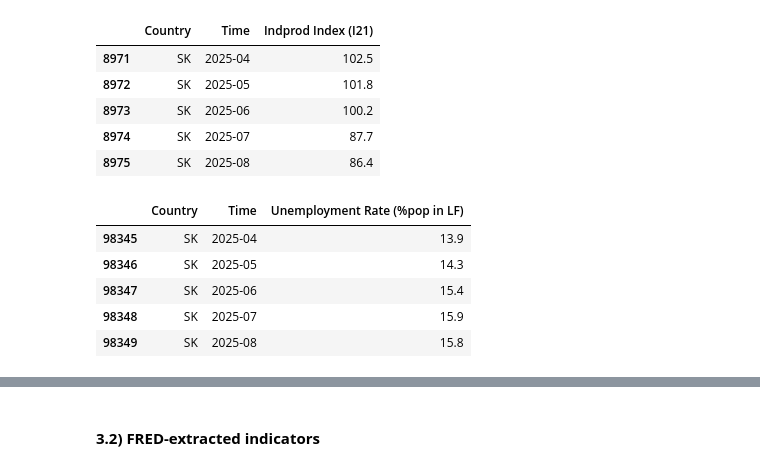
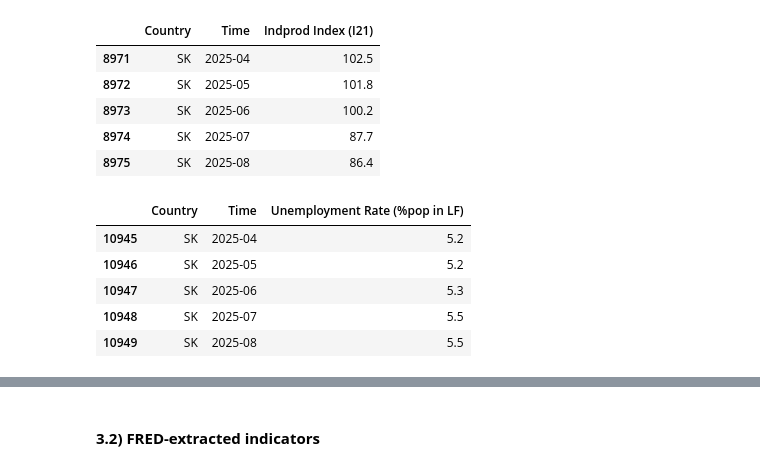
Before and after one commit to EliaLand/PSTR_Financial_Econometrics, a Jupyter notebook: data_fetcher/main.ipynb, the cells around one changed output, grey strips where cells are left out. Saved outputs shown, nothing was run; the diff lists cells and outputs as text; code cells hidden in the pictures.

```diff
--- a/data_fetcher/main.ipynb
+++ b/data_fetcher/main.ipynb
@@ -61,33 +61,36 @@ EURO_indprod_m_raw.tail()
 | 8974 | SK | 2025-07 | 87.7 |
 | 8975 | SK | 2025-08 | 86.4 |
 # %%
-# Unemployment rate by EU member state (monthly, Percentage of population in the labour force (age-class = total, sex-class=total), non-seasonally adjusted, 1994-01 (varying), 2025-08)
+# Unemployment rate by EU member state (initially quarterly transformed by duplication to monthly, Percentage of population in the labour force (age-class = total, sex-class=total), non-seasonally adjusted, 1994-01 (varying), 2025-08)
 # https://ec.europa.eu/eurostat/databrowser/view/une_rt_m/default/table?lang=en
 EURO_unem_m_raw = fetch_EUROSTAT(
     "une_rt_m",
     filters = {
     "geo": ["EU27_2020", "EU28", "EA20", "EA19",
     "BE", "BG", "CZ", "DK", "DE", "EE", "IE", "EL", "ES", "FR",
     "HR", "IT", "CY", "LV", "LT", "LU", "HU", "MT", "NL", "AT",
     "PL", "PT", "RO", "SI", "SK", "FI", "SE"],
     "s_adj": "NSA",
-    "unit": "PC_ACT"
+    "unit": "PC_ACT",
+    "freq": "M",
+    "age": "TOTAL",
+    "sex": "T"
     }
 )
 
-EURO_unem_m_raw = EURO_unem_m_raw[[ "geo", "time", "value" ]]
+EURO_unem_m_raw = EURO_unem_m_raw[["geo", "time", "value"]]
 EURO_unem_m_raw = EURO_unem_m_raw.rename(columns={
     "geo": "Country",
     "time": "Time",
     "value": "Unemployment Rate (%pop in LF)"
 })
 
 EURO_unem_m_raw.tail()
 # %% [output]
 |  | Country | Time | Unemployment Rate (%pop in LF) |
-| 98345 | SK | 2025-04 | 13.9 |
-| 98346 | SK | 2025-05 | 14.3 |
-| 98347 | SK | 2025-06 | 15.4 |
-| 98348 | SK | 2025-07 | 15.9 |
-| 98349 | SK | 2025-08 | 15.8 |
+| 10945 | SK | 2025-04 | 5.2 |
+| 10946 | SK | 2025-05 | 5.2 |
+| 10947 | SK | 2025-06 | 5.3 |
+| 10948 | SK | 2025-07 | 5.5 |
+| 10949 | SK | 2025-08 | 5.5 |
 # %%
```
Also changed, not shown: parts of 10 cells of this notebook, 1 other file.
